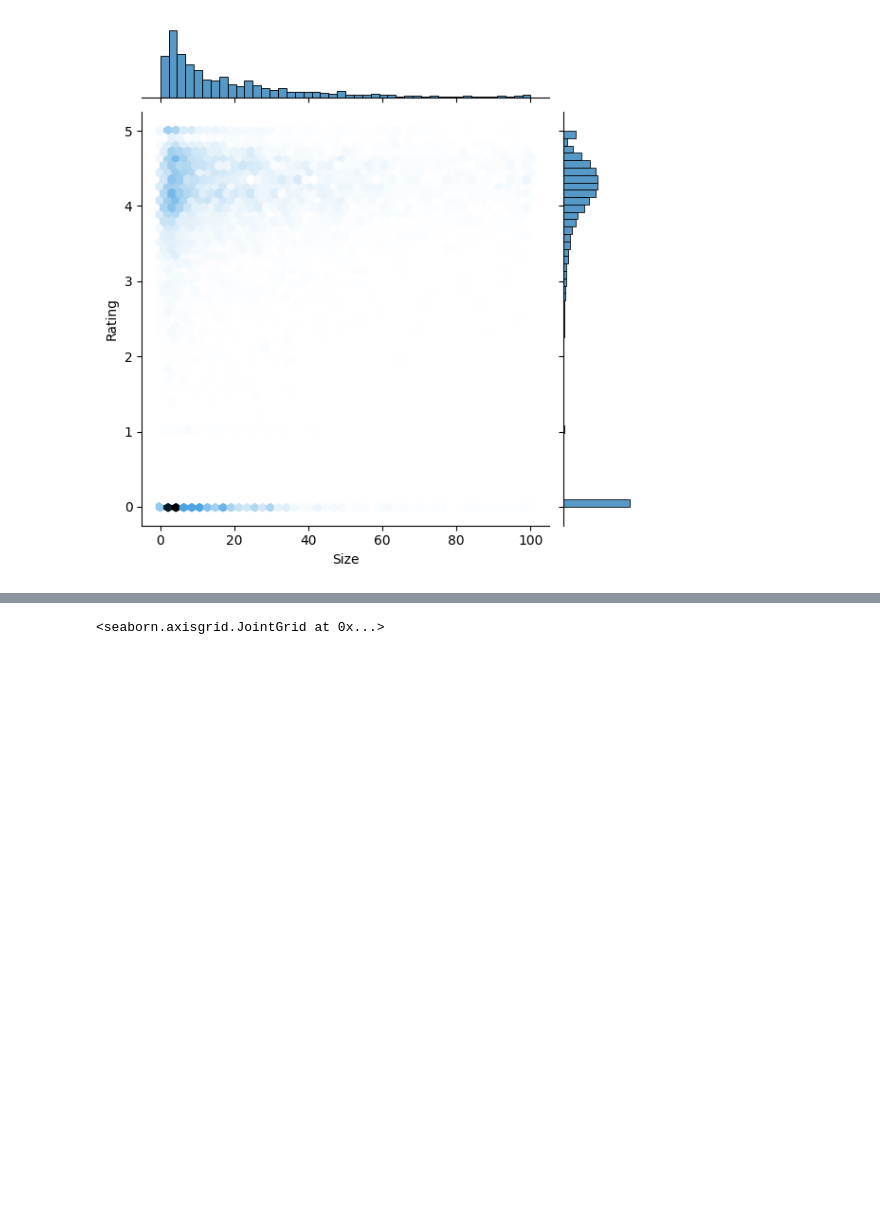
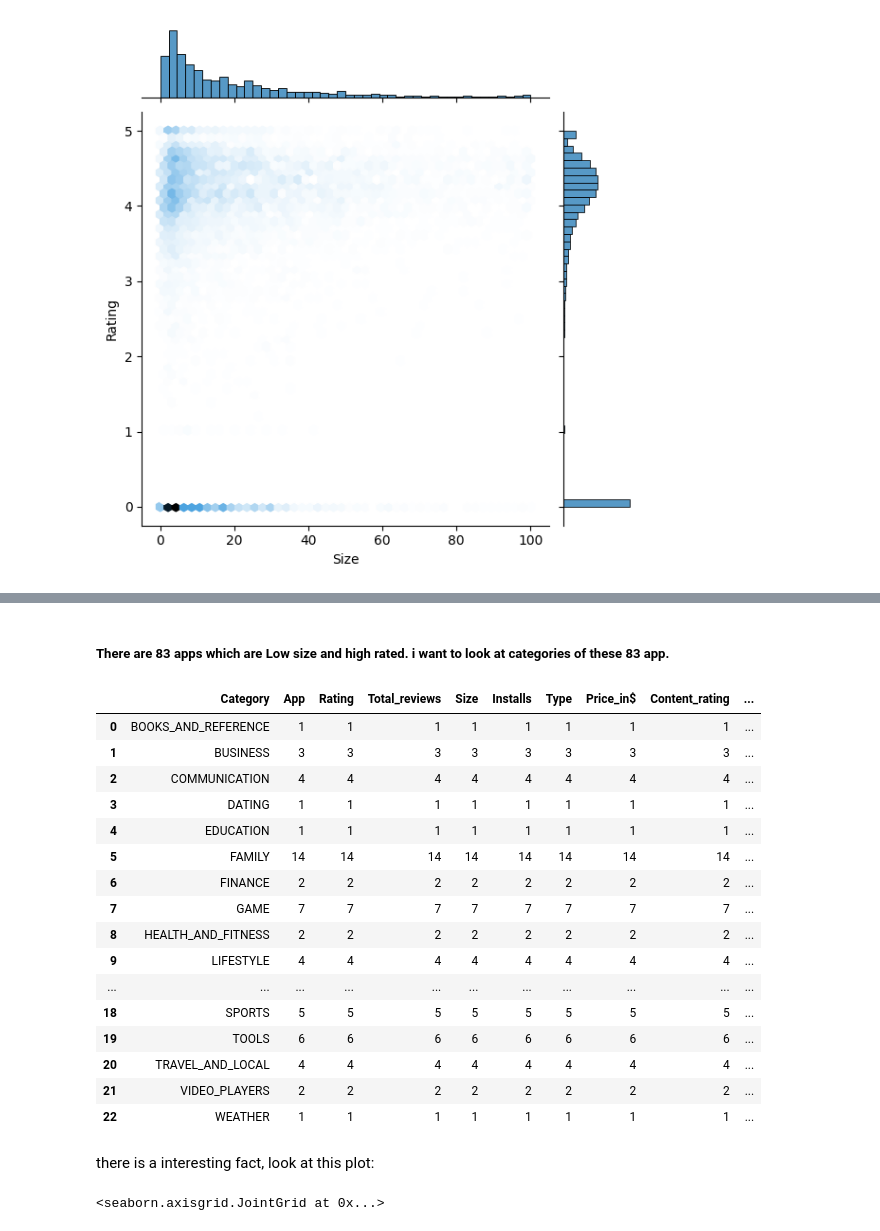
Before and after one commit to saeedshiranii/Data_Analysis, a Jupyter notebook: Pesronal projects/Google play store/main.ipynb, the cells around one changed output, grey strips where cells are left out. Saved outputs shown, nothing was run; the diff lists cells and outputs as text; code cells hidden in the pictures; blank space fills up the shorter version.

```diff
--- a/Pesronal projects/Google play store/main.ipynb
+++ b/Pesronal projects/Google play store/main.ipynb
@@ -411,0 +420,14 @@ but there is a interesting fact, look at this plot:
+# %%
+non_zero_ratings = welltype_app_df.loc[welltype_app_df["Rating"] != 0 ] # to remove rating outliers
+
+rating = non_zero_ratings.Rating
+size = non_zero_ratings.Size
+
+
+
+data = {"mean" : [rating.agg("mean").item(), size.agg("mean").item()],
+        "mode" : [rating.agg("mode").item(), size.agg("mode").item()],
+        "median" : [rating.agg("median").item(), size.agg("median").item()]}
+
+info_df = pd.DataFrame(data=data , index=["Rating", "Size"])
+info_df
@@ -411,0 +447,17 @@ but there is a interesting fact, look at this plot:
+# %%
+# [median, mode]
+size_condition =  (
+    (non_zero_ratings.Size >= non_zero_ratings.Size.agg("median").item()) &
+    (non_zero_ratings.Size <= non_zero_ratings.Size.agg("mode").item())
+)
+
+
+# [mean, mode]
+rating_condition =  (
+    (non_zero_ratings.Rating >= non_zero_ratings.Rating.agg("mean").item()) &
+    (non_zero_ratings.Rating <= non_zero_ratings.Rating.agg("mode").item())
+)
+
+
+# select rows from dataframe
+non_zero_ratings[rating_condition & size_condition].head()
@@ -411,0 +471,23 @@ but there is a interesting fact, look at this plot:
+# %% [markdown]
+##### There are 83 apps which are Low size and high rated. i want to look at categories of these 83 app.
+# %%
+lowsize_highrated = non_zero_ratings[rating_condition & size_condition].copy()
+lowsize_highrated.groupby("Category", as_index=False).count()
+# %% [output]
+|  | Category | App | Rating | Total_reviews | Size | Installs | Type | Price_in$ | Content_rating | ... |
+| 0 | BOOKS_AND_REFERENCE | 1 | 1 | 1 | 1 | 1 | 1 | 1 | 1 | ... |
+| 1 | BUSINESS | 3 | 3 | 3 | 3 | 3 | 3 | 3 | 3 | ... |
+| 2 | COMMUNICATION | 4 | 4 | 4 | 4 | 4 | 4 | 4 | 4 | ... |
+| 3 | DATING | 1 | 1 | 1 | 1 | 1 | 1 | 1 | 1 | ... |
+| 4 | EDUCATION | 1 | 1 | 1 | 1 | 1 | 1 | 1 | 1 | ... |
+| 5 | FAMILY | 14 | 14 | 14 | 14 | 14 | 14 | 14 | 14 | ... |
+| 6 | FINANCE | 2 | 2 | 2 | 2 | 2 | 2 | 2 | 2 | ... |
+| 7 | GAME | 7 | 7 | 7 | 7 | 7 | 7 | 7 | 7 | ... |
+| 8 | HEALTH_AND_FITNESS | 2 | 2 | 2 | 2 | 2 | 2 | 2 | 2 | ... |
+| 9 | LIFESTYLE | 4 | 4 | 4 | 4 | 4 | 4 | 4 | 4 | ... |
+| ... | ... | ... | ... | ... | ... | ... | ... | ... | ... | ... |
+| 18 | SPORTS | 5 | 5 | 5 | 5 | 5 | 5 | 5 | 5 | ... |
+| 19 | TOOLS | 6 | 6 | 6 | 6 | 6 | 6 | 6 | 6 | ... |
+| 20 | TRAVEL_AND_LOCAL | 4 | 4 | 4 | 4 | 4 | 4 | 4 | 4 | ... |
+| 21 | VIDEO_PLAYERS | 2 | 2 | 2 | 2 | 2 | 2 | 2 | 2 | ... |
+| 22 | WEATHER | 1 | 1 | 1 | 1 | 1 | 1 | 1 | 1 | ... |
@@ -412,3 +498,5 @@ but there is a interesting fact, look at this plot:
+# %% [markdown]
+there is a interesting fact, look at this plot:
 # %%
 sns.jointplot(data=welltype_app_df,
                 x="Size",
```
Also changed, not shown: parts of 32 cells of this notebook.
